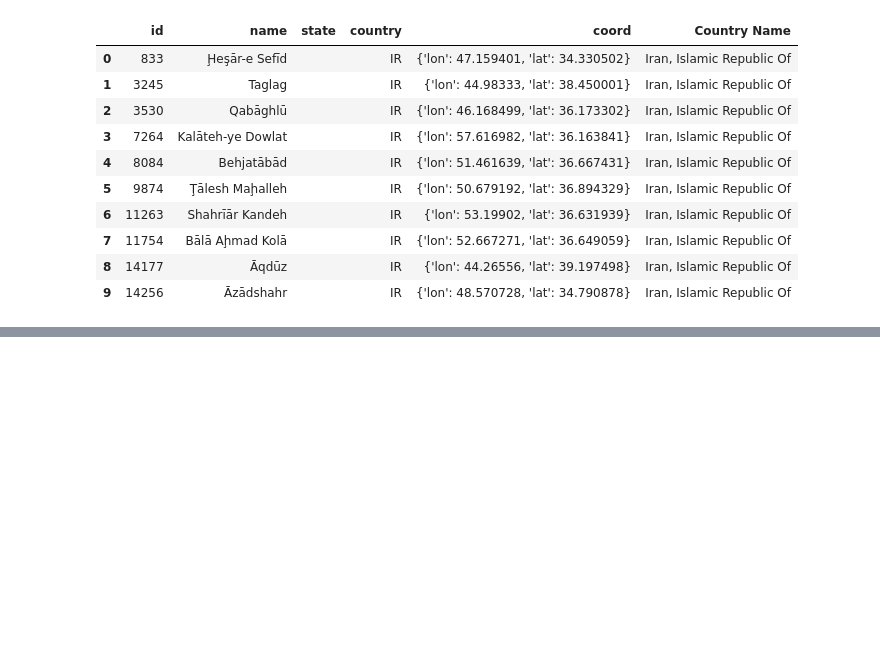
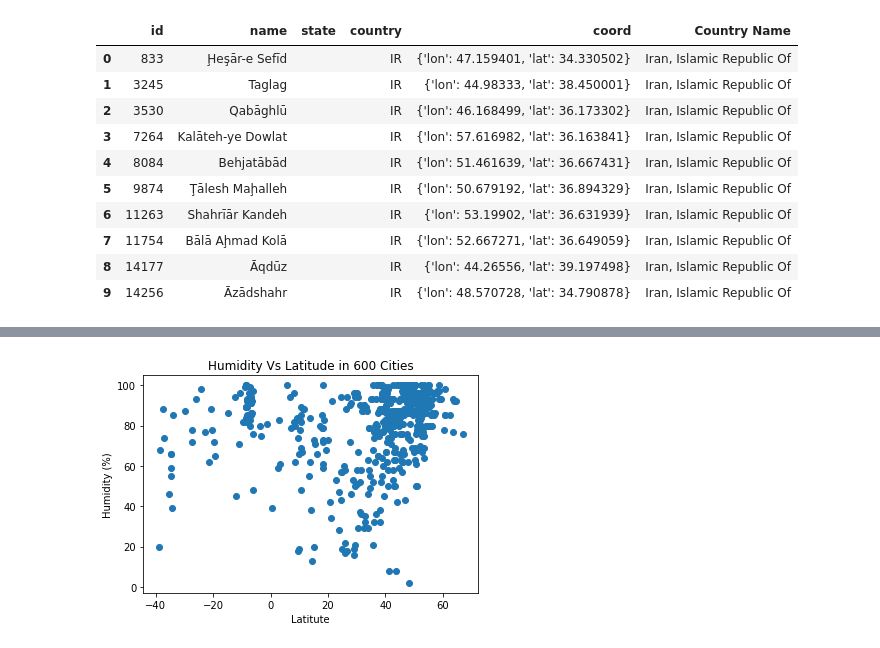
Before and after one commit to j0serobles/UCF_Data_Bootcamp_Homework_6, a Jupyter notebook: WeatherPy/WeatherPy.ipynb, the cells around one changed output, grey strips where cells are left out. Cells and saved outputs as stored; diff of their text form; code cells hidden in the pictures; blank space fills up the shorter version.

```diff
--- a/WeatherPy/WeatherPy.ipynb
+++ b/WeatherPy/WeatherPy.ipynb
@@ -86,0 +137,12 @@ weather_df.to_csv("weather_data.csv")
+# %%
+# Plot out humidity versus latitute
+x_values = weather_df['Lat']
+y_values = weather_df['Humidity']
+plt.scatter(x_values,y_values)
+plt.xlabel('Latitute')
+plt.ylabel('Humidity (%)')
+plt.title("Humidity Vs Latitude in " + str(len(x_values)) + " Cities")
+plt.savefig("02_Humidity_Vs_Latitudes.png")
+plt.show()
+# %% [output]
+[figure, added]
```
Also changed, not shown: parts of 25 cells of this notebook, 11 other files.
